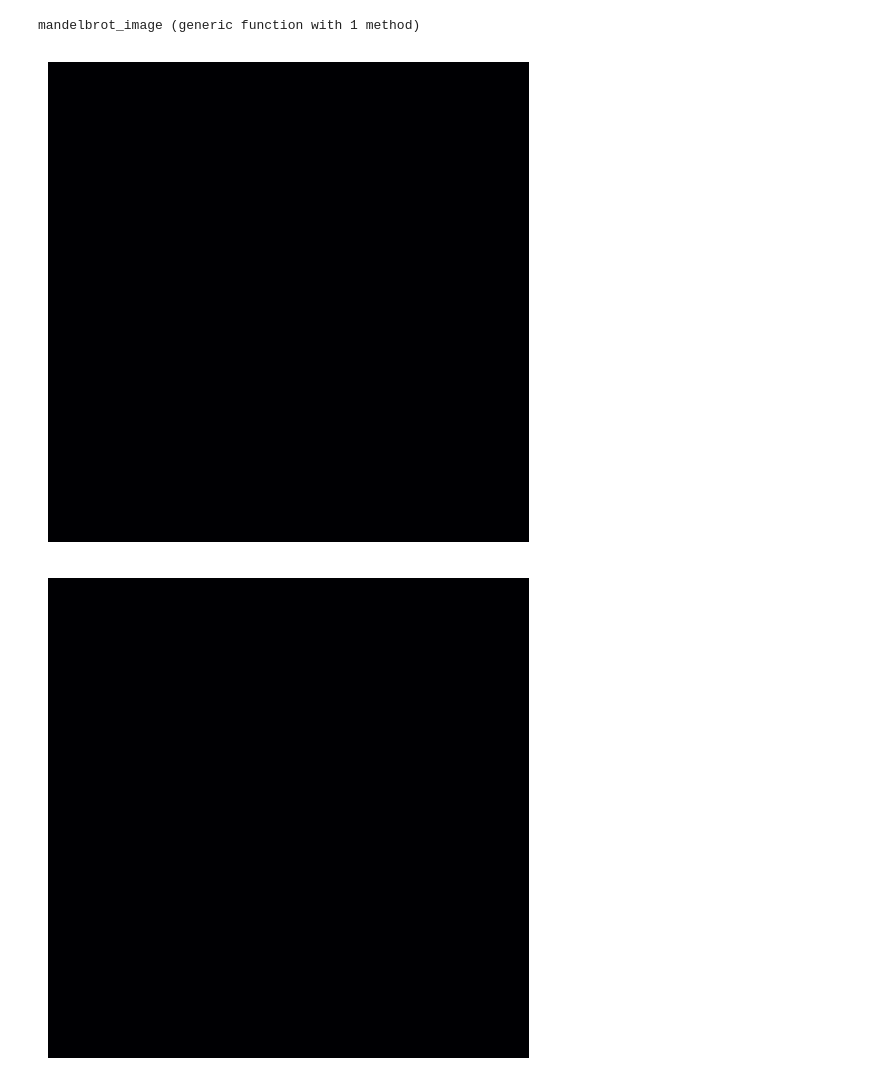
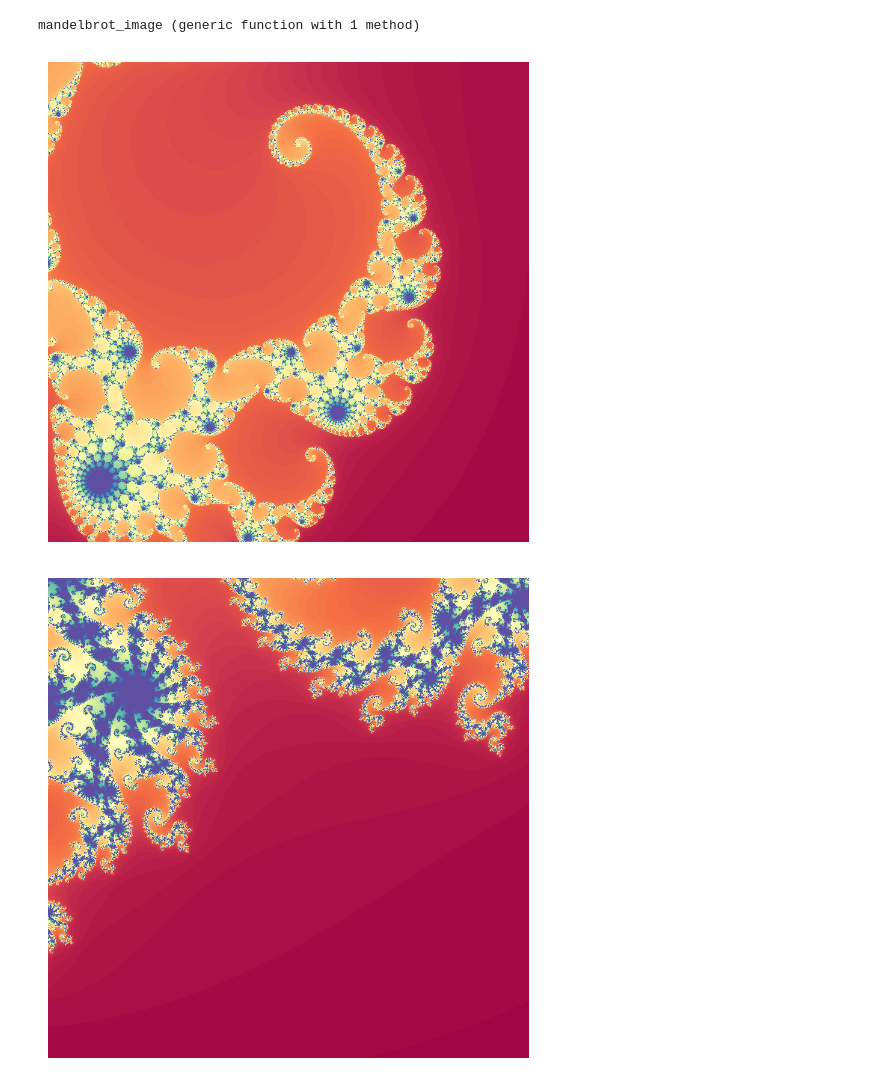
Before and after one commit to ofilla/compphys2016, a Jupyter notebook: actual/bonus_03_fraktale.ipynb, the cells around one changed output. Drawn from its saved outputs; the diff is of its cells as text; code cells hidden in the pictures.

```diff
--- a/actual/bonus_03_fraktale.ipynb
+++ b/actual/bonus_03_fraktale.ipynb
@@ -34,9 +34,3 @@
 Nutzen Sie die untenstehenden Programmskelette, um Julia-Mengen zu erzeugen. Die Funktion `fractal_set(z, c, iterations)` soll die Anzahl der benötigten Schritte ausgeben, bis $|z| > 2$ erfüllt ist. Diese Funktion wird wiederrum für den gesamten Bildbereich durch `julia_image(c, iterations)` und `mandelbrot_image(c, iterations)` aufgerufen.
 
 **Hinweis:** Ein guter Startpunkt für weitere Informationen sind die Wikipedia-Einträge sowohl auf Deutsch als auch auf Englisch zu Fraktalen ([de](https://de.wikipedia.org/wiki/Fraktal), [en](https://en.wikipedia.org/wiki/Fractal)), Mandelbrot-Menge ([de](https://de.wikipedia.org/wiki/Mandelbrot-Menge), [en](https://en.wikipedia.org/wiki/Mandelbrot_set)) und Julia-Mengen ([de](https://de.wikipedia.org/wiki/Julia-Menge), [en](https://en.wikipedia.org/wiki/Julia_set)).
-# %%
-function fractal_set(z, c, iterations)
-    ###...
-    ### Fuegen Sie hier Ihren Code ein
-    ###...
-end
@@ -44,0 +37,10 @@ fractal_set (generic function with 1 method)
+# %%
+function fractal_set(z, c, iterations, max=2)
+    i = 0
+    while abs(z) <= max
+        z = z^2 + c
+        i += 1
+        i > iterations && break
+    end
+    return i
+end
@@ -48,9 +52,12 @@ function julia_image(c, iterations)
     height = 800
     image = zeros(width, height)
 
-    ###...
-    ### Fuegen Sie hier Ihren Code ein
-    ###...
+    for x in 1:width
+        for y in 1:height
+            z = x/width + y/height*im
+            image[x, y] += fractal_set(z, c, iterations)
+        end
+    end
 
     return image
 end
@@ -73,13 +84,13 @@ mandelbrot_image (generic function with 1 method)
 # %%
 using PyPlot
 
 for (c, iterations) in [(0.28 - 0.008im, 128), (-0.79 + .15im, 128), (-.162 + 1.04im, 128)]
     f = figure()
-    imshow(transpose(julia_image(c, iterations)), vmin=0, vmax=iterations, cmap="magma")
+    imshow(transpose(julia_image(c, iterations)), vmin=0, vmax=iterations, cmap="Spectral")
     axis("off")
     gca()[:xaxis][:set_visible](false)
     gca()[:yaxis][:set_visible](false)
 end
 # %% [output]
-[figure, old version]
+[figure, new version]
-[figure, old version]
+[figure, new version]
```
Also changed, not shown: parts of 5 cells of this notebook, 6 other files.
